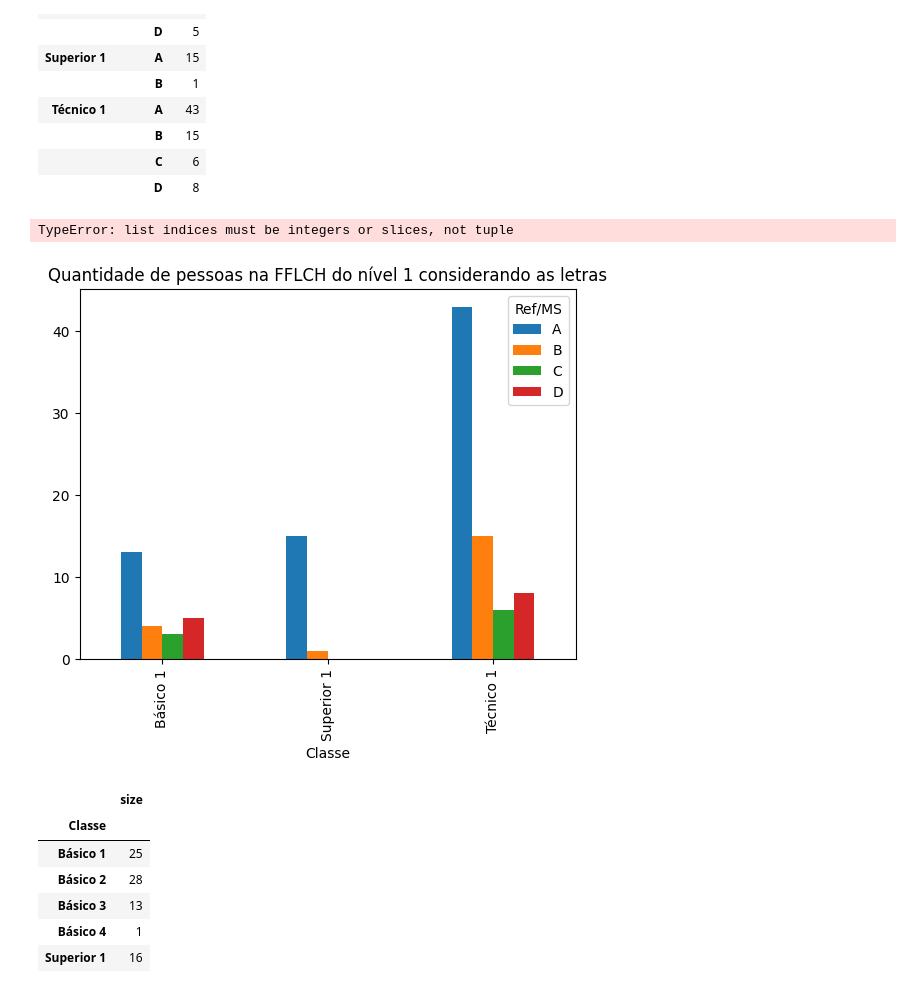
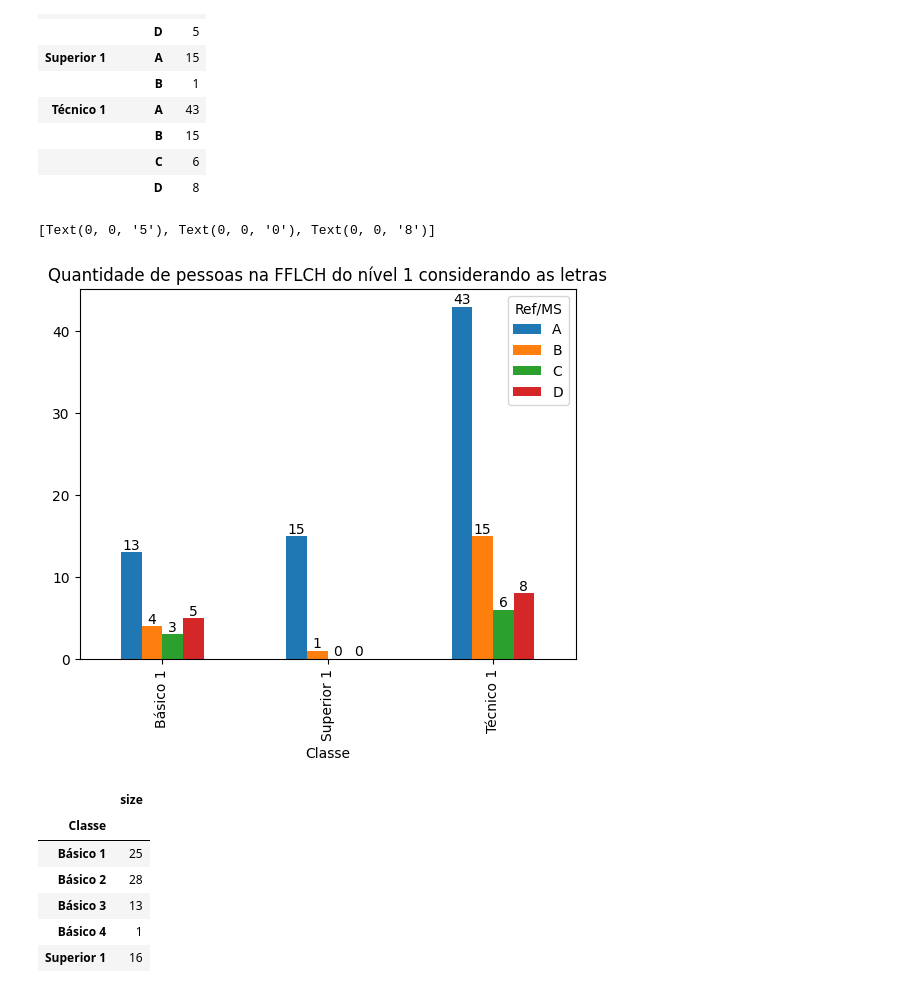
Before and after one commit to thiagogomesverissimo/notebooks, a Jupyter notebook: 2024/fflch.ipynb, the cells around one changed output. Drawn from its saved outputs; the diff is of its cells as text; code cells hidden in the pictures.

```diff
--- a/2024/fflch.ipynb
+++ b/2024/fflch.ipynb
@@ -73,10 +73,13 @@ df_somente1_grouped.to_frame('size')
 |  | D | 8 |
 # %%
 ax = df_somente1_grouped.unstack().plot(kind = 'bar', title="Quantidade de pessoas na FFLCH do nível 1 considerando as letras")
-ax.bar_label(ax.containers[0,1])
+ax.bar_label(ax.containers[0])
+ax.bar_label(ax.containers[1])
+ax.bar_label(ax.containers[2])
+ax.bar_label(ax.containers[3])
 # %% [output]
-TypeError: list indices must be integers or slices, not tuple
+[Text(0, 0, '5'), Text(0, 0, '0'), Text(0, 0, '8')]
-[figure, old version]
+[figure, new version]
 # %%
 # Quantidade de pessoas por nível não considerando as letras:
 todas_funcoes_vert = df.groupby('Classe').size()
```
